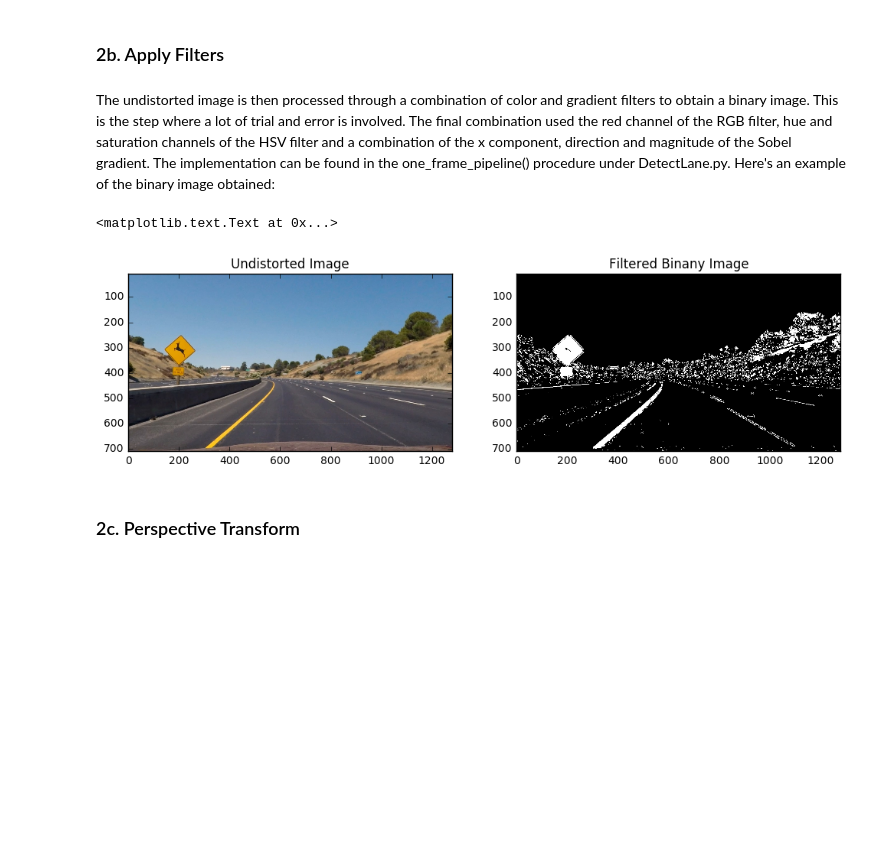
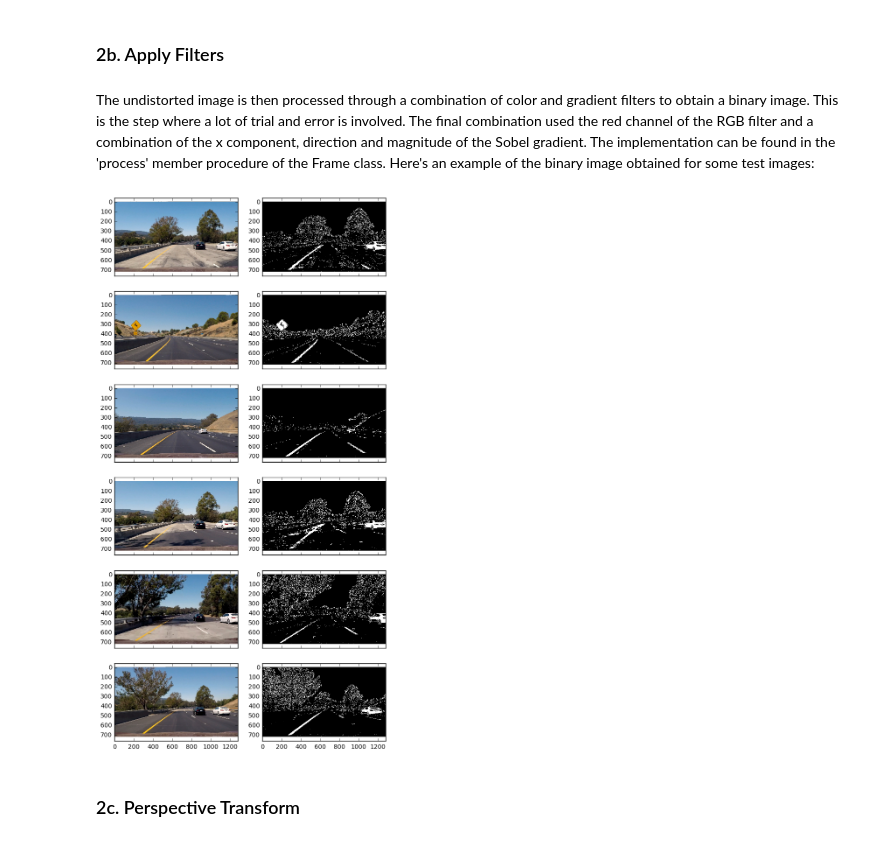
Before and after one commit to itoyjakra/Udacity_CarND, a Jupyter notebook: Term1/Project4/Submission_P4.ipynb, the cells around one changed output. Saved outputs shown, nothing was run; the diff lists cells and outputs as text; code cells hidden in the pictures; blank space fills up the shorter version.

```diff
--- a/Term1/Project4/Submission_P4.ipynb
+++ b/Term1/Project4/Submission_P4.ipynb
@@ -50,4 +50,4 @@ ax2.set_title("undistorted")
 # %% [markdown]
 ### 2b. Apply Filters
 # %% [markdown]
-The undistorted image is then processed through a combination of color and gradient filters to obtain a binary image. This is the step where a lot of trial and error is involved. The final combination used the red channel of the RGB filter, hue and saturation channels of the HSV filter and a combination of the x component, direction and magnitude  of the Sobel gradient. The implementation can be found in the one_frame_pipeline() procedure under DetectLane.py. Here's an example of the binary image obtained:
+The undistorted image is then processed through a combination of color and gradient filters to obtain a binary image. This is the step where a lot of trial and error is involved. The final combination used the red channel of the RGB filter and a combination of the x component, direction and magnitude  of the Sobel gradient. The implementation can be found in the 'process' member procedure of the Frame class. Here's an example of the binary image obtained for some test images:
@@ -56,31 +54,22 @@ from Frame import Frame
-# %%
-#undist = cv2.undistort(im_jpg, mtx, dist, None, mtx)
-im = Frame(undist_img)
-
-# apply color channel thresholds
-ch1 = im.hsv_select(thresh=(150, 255), channel=1)
-ch2 = im.hsv_select(thresh=(200, 255), channel=2)
-ch3 = im.rgb_select(thresh=(0, 30))
-
-# apply Sobel gradient thresholds
-dir_binary = im.dir_thresh(sobel_kernel=15, thresh=(0.5, 1.1))
-mag_binary = im.mag_thresh(sobel_kernel=15, thresh=(20, 125))
-sobel_binary = im.sobel_thresh(sobel_kernel=15, orient='x', thresh=(200, 255))
-
-# combine filters
-combined = np.zeros_like(dir_binary)
-combined[(mag_binary == 1) & (dir_binary == 1) | (sobel_binary == 1)] = 1
-combined = combined.astype(np.uint8)
-ch = ((ch1 | ch2) & ch3) | combined
-
-fig, (ax1, ax2) = plt.subplots(1, 2, sharex=True, figsize=[12, 3])
-ax1.imshow(undist_img)
-ax1.set_title("Undistorted Image")
-ax2.imshow(ch, cmap='gray')
-ax2.set_title("Filtered Binany Image")
-# %% [output]
-<matplotlib.text.Text at 0x...>
-[figure, removed]
+# %%
+from Frame import Frame
+import _pickle as pickle
+import glob
+with open('params.pkl', 'rb') as fid:
+    mtx, dist, dst, src, M, Minv = pickle.load(fid)
+files = glob.glob('test_images/test*.jpg')
+L = len(files)
+fig, ax = plt.subplots(L, 2, sharex=True, figsize=[8, 16])
+
+for i, f in enumerate(files):
+    f = mpimg.imread(f)
+    undist = cv2.undistort(f, mtx, dist, None, mtx)
+    im = Frame(undist)
+    war, ch = im.process(M)
+    ax[i][0].imshow(f)
+    ax[i][1].imshow(ch, cmap='gray')
+# %% [output]
+[figure, added]
 # %% [markdown]
 ### 2c. Perspective Transform
 # %% [markdown]
```
Also changed, not shown: parts of 8 cells of this notebook, 1 other file.
